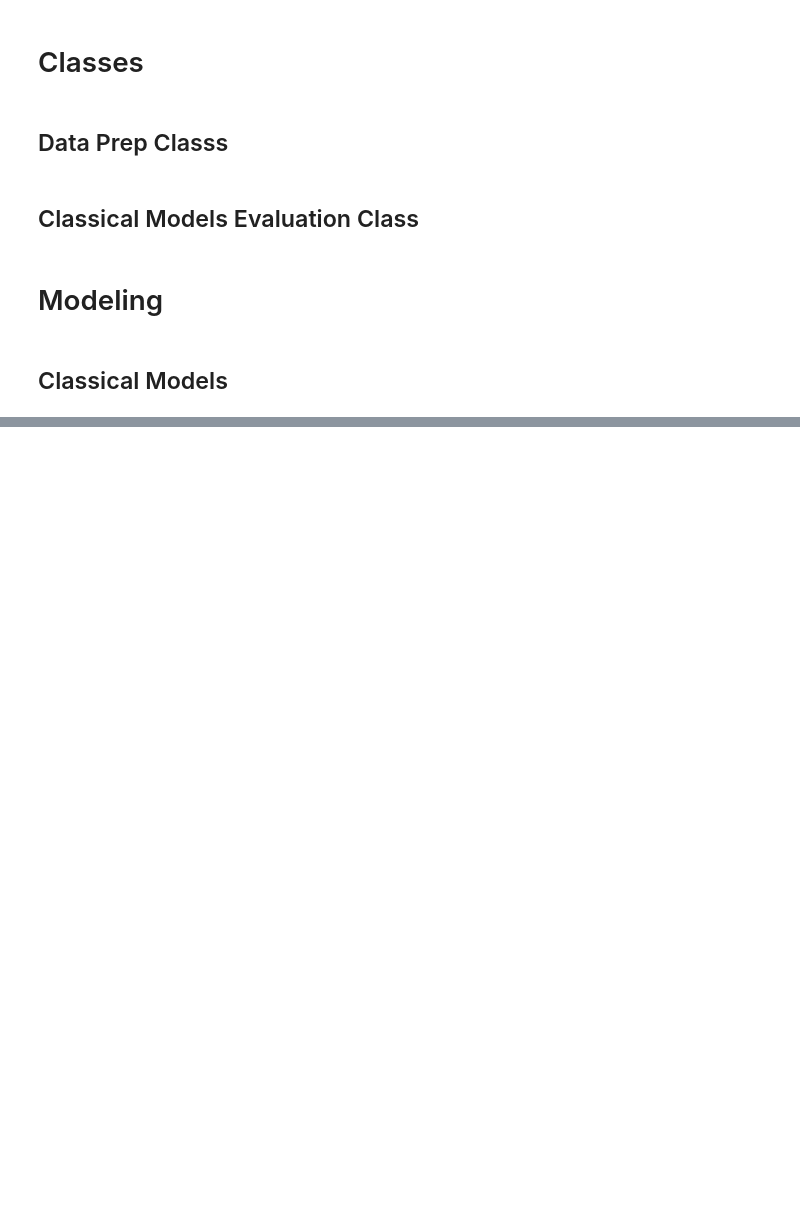
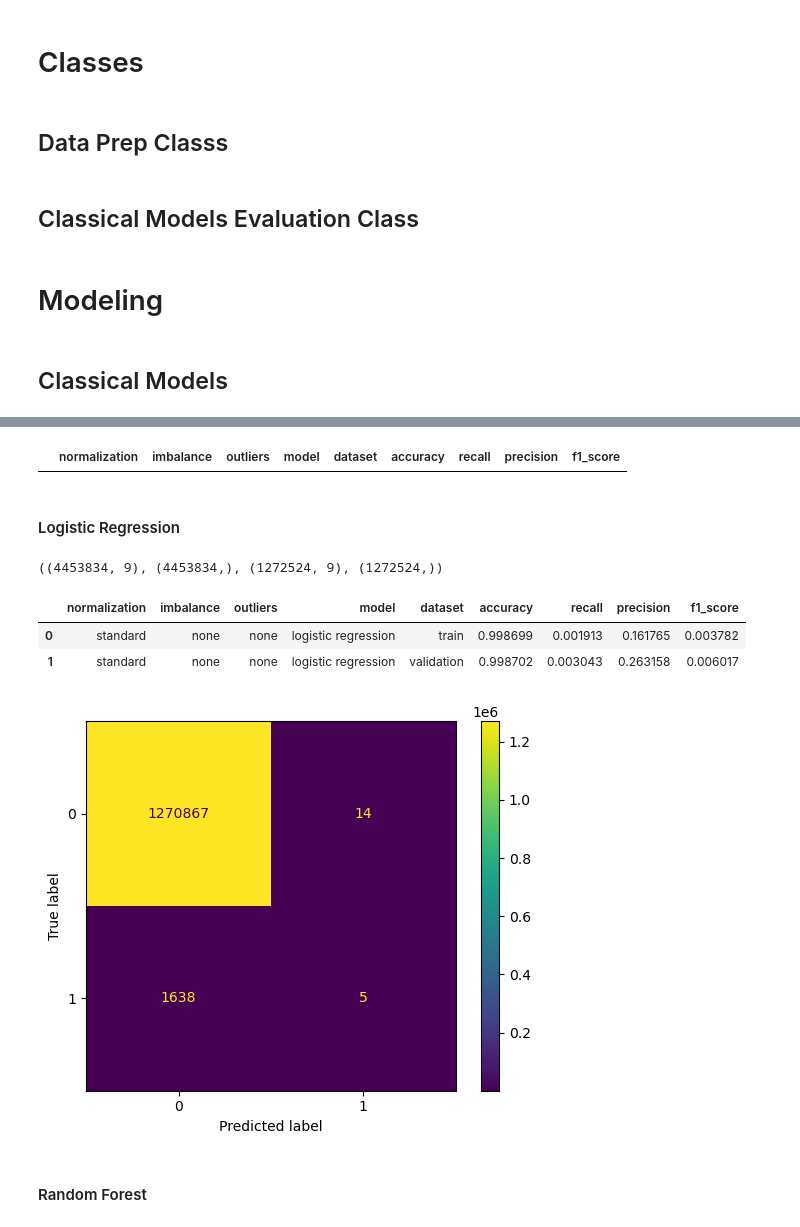
Before and after one commit to pponci/fraud_detection, a Jupyter notebook: notebooks/02_modeling.ipynb, the cells around one changed output, grey strips where cells are left out. Cells and saved outputs as stored; diff of their text form; code cells hidden in the pictures; blank space fills up the shorter version.

Commit message:
in modelling workbook work more on the classes and changed approach to analysis

```diff
--- a/notebooks/02_modeling.ipynb
+++ b/notebooks/02_modeling.ipynb
@@ -435,0 +380,63 @@ Regarding the imbalance in the target I don't feel confindent exclduing any of t
+# %%
+df_eval_all = pd.DataFrame(columns = ["normalization","imbalance", "outliers", "model", "dataset", "accuracy", "recall", "precision", "f1_score"])
+df_eval_all
+# %% [output]
+|  | normalization | imbalance | outliers | model | dataset | accuracy | recall | precision | f1_score |
+# %%
+outliers = None
+imbalance = None
+# %% [markdown]
+#### Logistic Regression
+# %%
+normalize = "standard"
+
+data_prep_train = PrepDataset(
+    df = df_train,
+    df_name = "train",
+    outliers = outliers,
+    imbalance = imbalance,
+    normalize = normalize
+    )
+
+x_train, y_train = data_prep_train.return_x_y()
+
+data_prep_val = PrepDataset(
+    df = df_val,
+    df_name = "validation",
+    outliers= outliers,
+    imbalance = imbalance,
+    normalize = normalize)
+
+x_val, y_val = data_prep_val.return_x_y()
+
+x_train.shape, y_train.shape, x_val.shape, y_val.shape
+# %% [output]
+((4453834, 9), (4453834,), (1272524, 9), (1272524,))
+# %%
+log_ref_class = LogisticRegression(n_jobs = -1, random_state = seed)
+
+c_model_eval = ClassicModelsEvaluation(
+    x_train = x_train,
+    y_train = y_train,
+    x_val = x_val,
+    y_val = y_val,
+    df_eval = df_eval_all,
+    imbalance = imbalance,
+    outliers = outliers,
+    normalize = normalize,
+    model = log_ref_class,
+    model_name = "logistic regression",
+    compute_cm = True
+)
+# %%
+df_eval_all
+# %% [output]
+|  | normalization | imbalance | outliers | model | dataset | accuracy | recall | precision | f1_score |
+| 0 | standard | none | none | logistic regression | train | 0.998699 | 0.001913 | 0.161765 | 0.003782 |
+| 1 | standard | none | none | logistic regression | validation | 0.998702 | 0.003043 | 0.263158 | 0.006017 |
+# %%
+c_model_eval.plot_confusion_matrix()
+# %% [output]
+[figure, added]
+# %% [markdown]
+#### Random Forest
```
Also changed, not shown: parts of 26 cells of this notebook.
